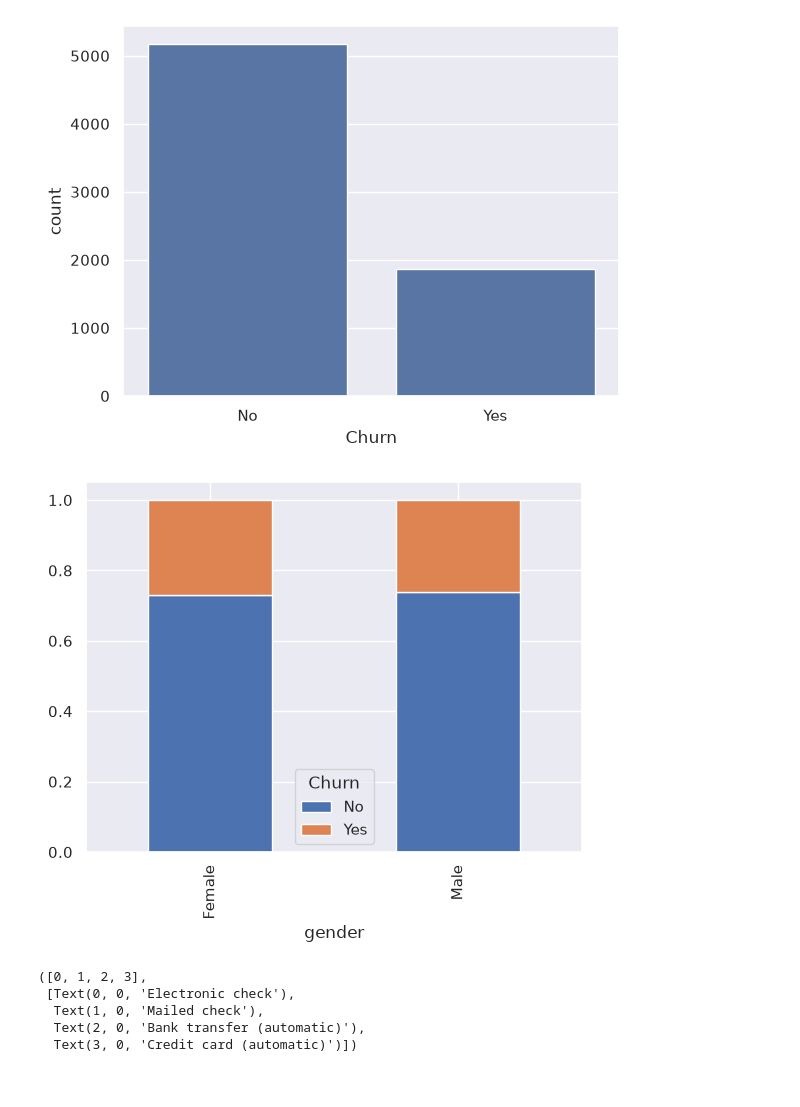
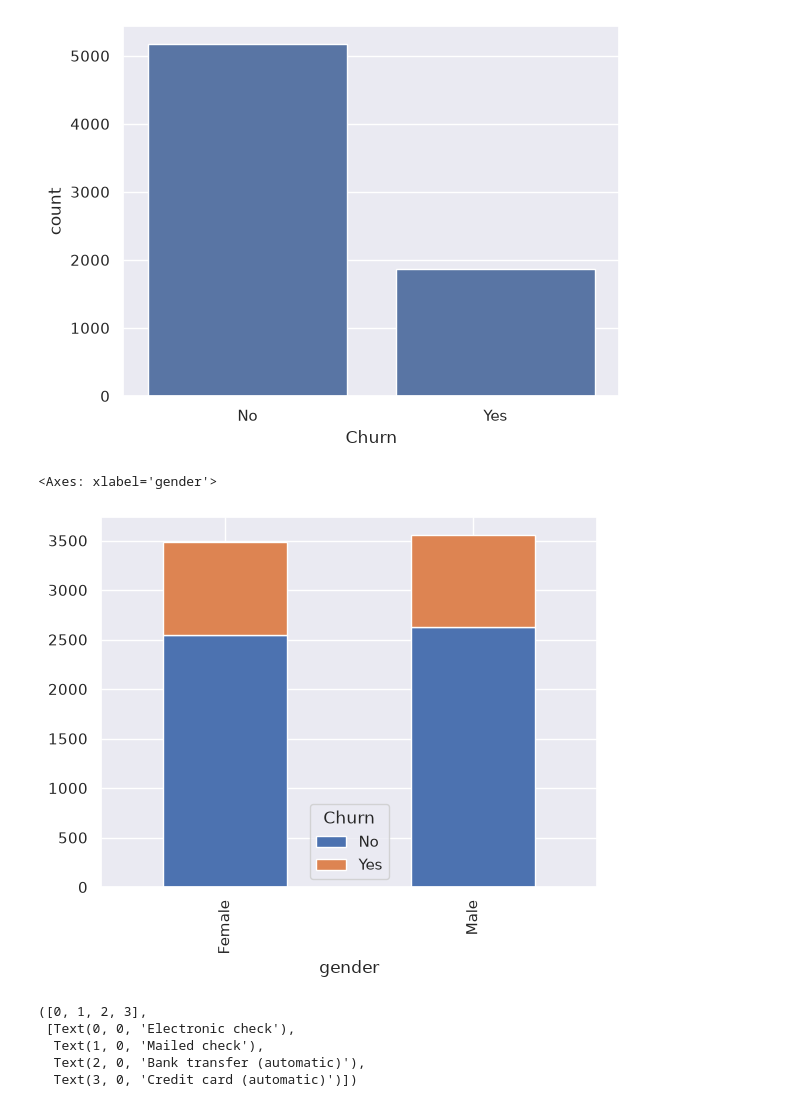
Before and after one commit to balpie/CustomerChurnAnalysis, a Jupyter notebook: data/data_analysis.ipynb, the cells around one changed output. Saved outputs shown, nothing was run; the diff lists cells and outputs as text; code cells hidden in the pictures.

```diff
--- a/data/data_analysis.ipynb
+++ b/data/data_analysis.ipynb
@@ -1,10 +1,6 @@
 # %%
-# Importo le librerie
-
 import numpy as np
 import pandas as pd
+import seaborn as sns
 import matplotlib.pyplot as plt
-import seaborn as sns
-sns.set_theme()
-
-df = pd.read_csv('telco_customer_churn.csv')
+df = pd.read_csv("clean/telco_customer_churn_clean.csv")
@@ -41,3 +6,0 @@ memory usage: 1.1 MB
-# %%
-# Elimino customerID in quanto non significativo per la mia applicazione
-df = df.drop(['customerID'], axis=1)
@@ -92,6 +7 @@ Nessun record con TotalCharges == 0
-# %%
-# I record individuati sopra sono gli stessi con TotalCharges vuoto, quindi procedo a
-# modificare il dataset
-df['TotalCharges'] = pd.to_numeric(df['TotalCharges'], errors='coerce')
-df['TotalCharges'] = df['TotalCharges'].fillna(0)
 # %%
@@ -103,13 +15,12 @@ plt.show()
 # %% [output]
 [figure]
 # %%
-
 # Valuto il tasso di abbandono degli uomini rispetto a quello delle donne
-table = pd.crosstab(df["gender"], df["Churn"], normalize="index")
+table = pd.crosstab(df["gender"], df["Churn"])
 table.plot(kind="bar", stacked=True)
-plt.show()
 # %% [output]
+<Axes: xlabel='gender'>
-[figure, old version]
+[figure, new version]
 # %%
 # Sul genere sembra non esserci alcuna differenza di tasso di abbandono.
 # Valuto il tipo di pagamento, e il tasso di abbandono per ognuno di essi
```
Also changed, not shown: parts of 9 cells of this notebook, 5 other files.
